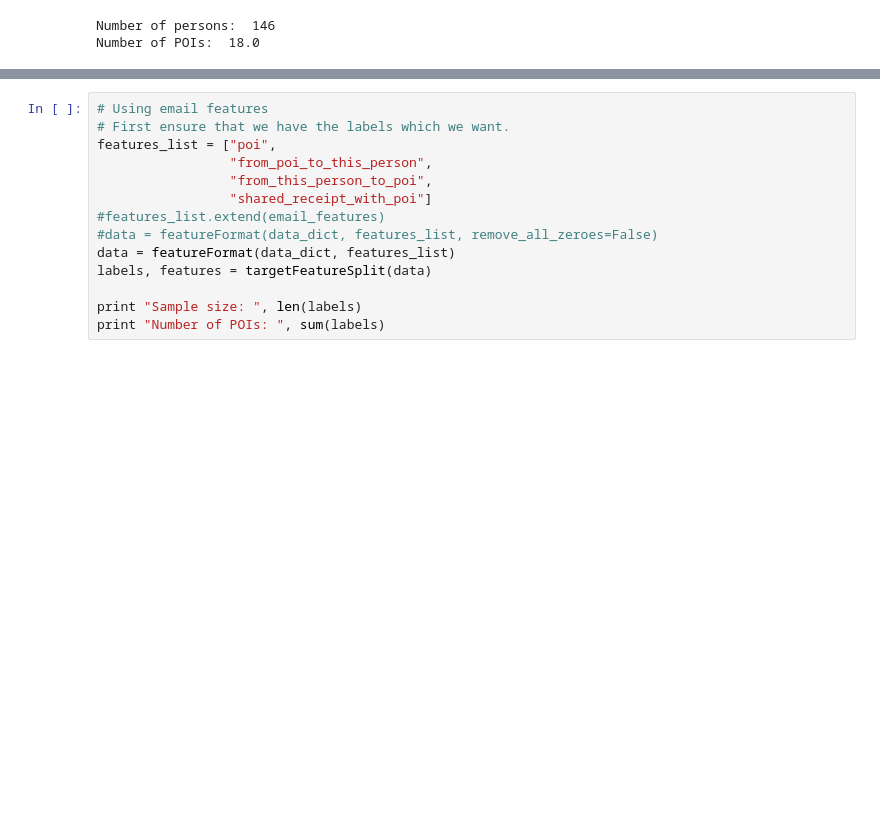
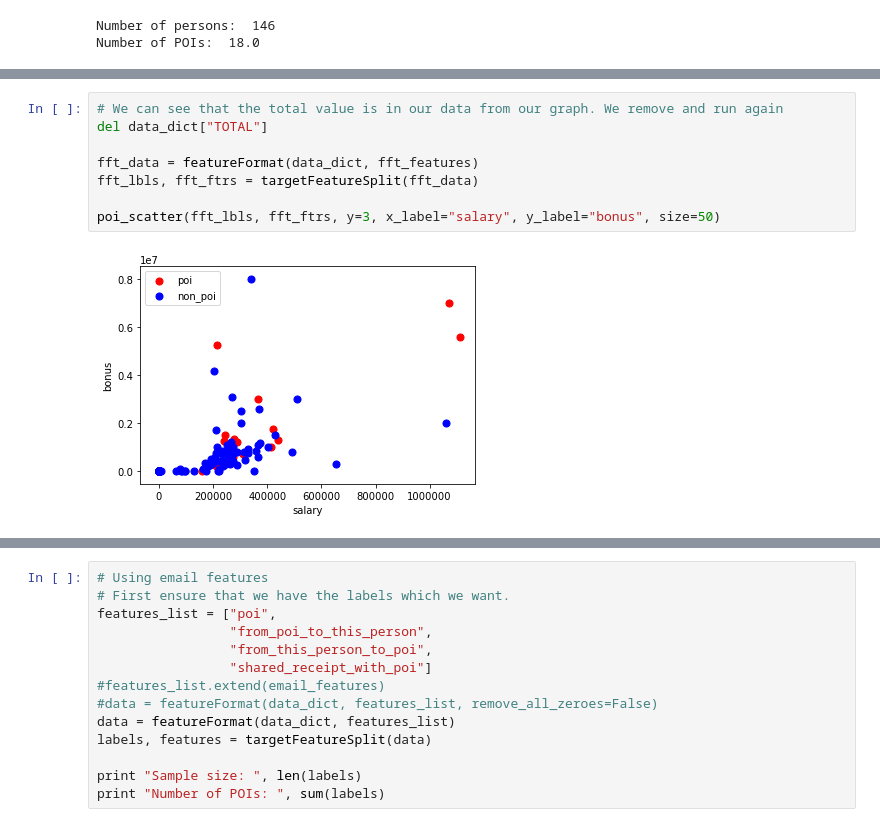
Before and after one commit to jeff-tj/machine-learning, a Jupyter notebook: final_project/project7.ipynb, the cells around one changed output, grey strips where cells are left out. Saved outputs shown, nothing was run; the diff lists cells and outputs as text; blank space fills up the shorter version.

```diff
--- a/final_project/project7.ipynb
+++ b/final_project/project7.ipynb
@@ -83,0 +139,10 @@ Number of POIs:  18.0
+# %%
+# We can see that the total value is in our data from our graph. We remove and run again
+del data_dict["TOTAL"]
+
+fft_data = featureFormat(data_dict, fft_features)
+fft_lbls, fft_ftrs = targetFeatureSplit(fft_data)
+
+poi_scatter(fft_lbls, fft_ftrs, y=3, x_label="salary", y_label="bonus", size=50)
+# %% [output]
+[figure, added]
```
Also changed, not shown: parts of 23 cells of this notebook, 1 other file.
